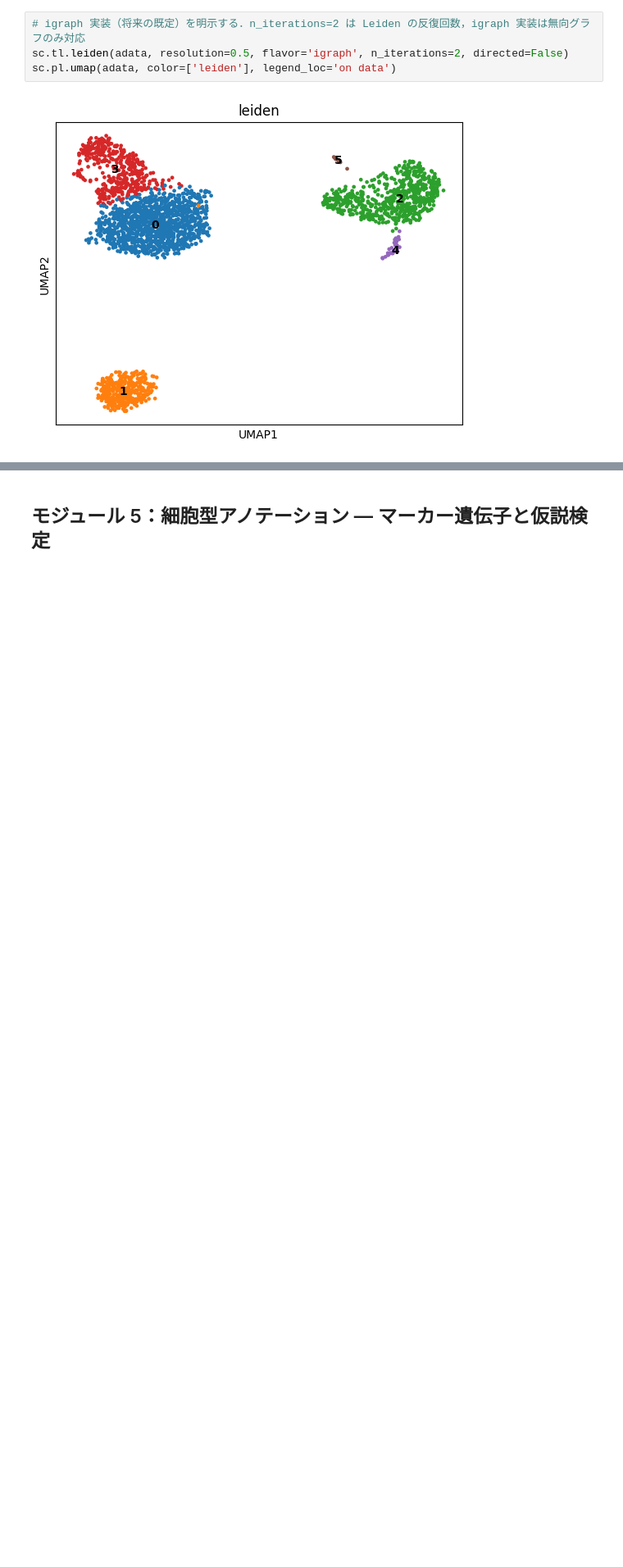
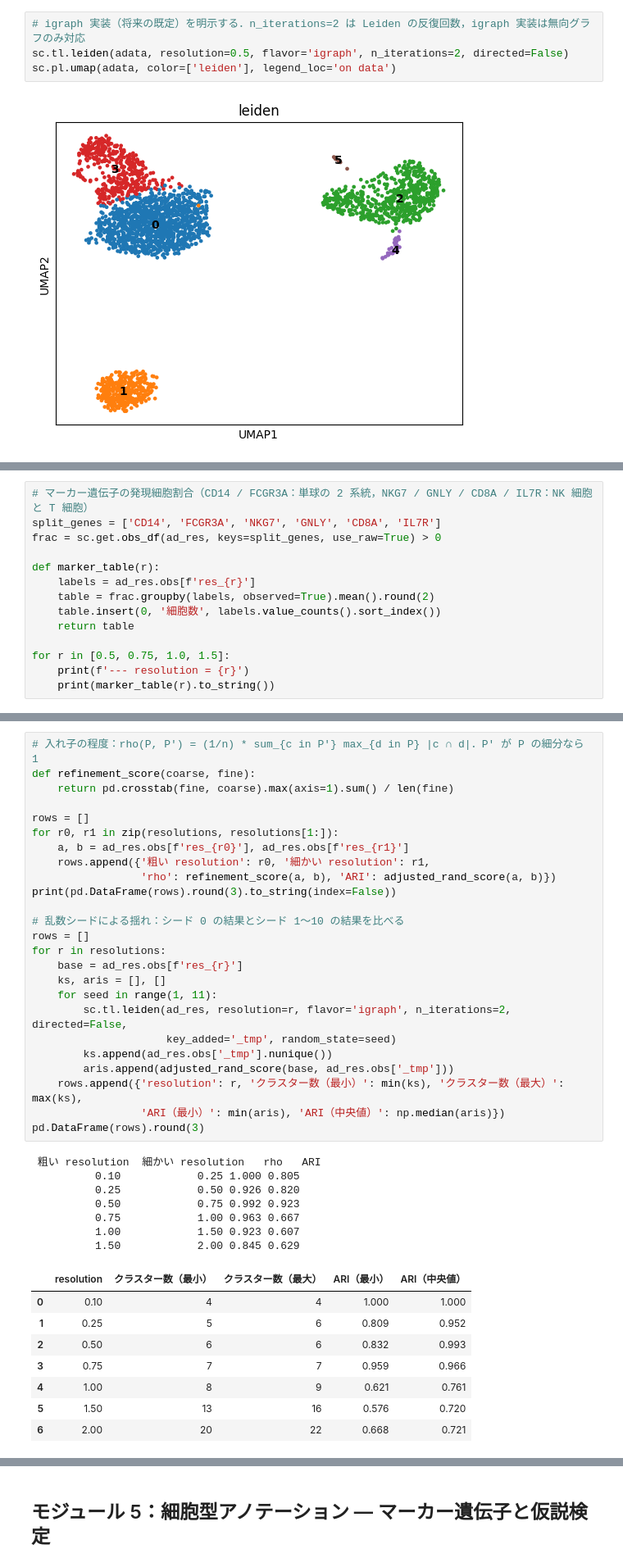
Before and after one commit to iwaokimura/study-sc-rna-seq, a Jupyter notebook: course/sc-rna-seq.ipynb, the cells around one changed output, grey strips where cells are left out. Shown at 82% size. Cells and saved outputs as stored; diff of their text form; blank space fills up the shorter version.

```diff
--- a/course/sc-rna-seq.ipynb
+++ b/course/sc-rna-seq.ipynb
@@ -80,0 +146,14 @@ sc.pl.umap(adata, color=['leiden'], legend_loc='on data')
+# %%
+# マーカー遺伝子の発現細胞割合（CD14 / FCGR3A：単球の 2 系統，NKG7 / GNLY / CD8A / IL7R：NK 細胞と T 細胞）
+split_genes = ['CD14', 'FCGR3A', 'NKG7', 'GNLY', 'CD8A', 'IL7R']
+frac = sc.get.obs_df(ad_res, keys=split_genes, use_raw=True) > 0
+
+def marker_table(r):
+    labels = ad_res.obs[f'res_{r}']
+    table = frac.groupby(labels, observed=True).mean().round(2)
+    table.insert(0, '細胞数', labels.value_counts().sort_index())
+    return table
+
+for r in [0.5, 0.75, 1.0, 1.5]:
+    print(f'--- resolution = {r}')
+    print(marker_table(r).to_string())
@@ -80,0 +178,41 @@ sc.pl.umap(adata, color=['leiden'], legend_loc='on data')
+# %%
+# 入れ子の程度：rho(P, P') = (1/n) * sum_{c in P'} max_{d in P} |c ∩ d|．P' が P の細分なら 1
+def refinement_score(coarse, fine):
+    return pd.crosstab(fine, coarse).max(axis=1).sum() / len(fine)
+
+rows = []
+for r0, r1 in zip(resolutions, resolutions[1:]):
+    a, b = ad_res.obs[f'res_{r0}'], ad_res.obs[f'res_{r1}']
+    rows.append({'粗い resolution': r0, '細かい resolution': r1,
+                 'rho': refinement_score(a, b), 'ARI': adjusted_rand_score(a, b)})
+print(pd.DataFrame(rows).round(3).to_string(index=False))
+
+# 乱数シードによる揺れ：シード 0 の結果とシード 1〜10 の結果を比べる
+rows = []
+for r in resolutions:
+    base = ad_res.obs[f'res_{r}']
+    ks, aris = [], []
+    for seed in range(1, 11):
+        sc.tl.leiden(ad_res, resolution=r, flavor='igraph', n_iterations=2, directed=False,
+                     key_added='_tmp', random_state=seed)
+        ks.append(ad_res.obs['_tmp'].nunique())
+        aris.append(adjusted_rand_score(base, ad_res.obs['_tmp']))
+    rows.append({'resolution': r, 'クラスター数（最小）': min(ks), 'クラスター数（最大）': max(ks),
+                 'ARI（最小）': min(aris), 'ARI（中央値）': np.median(aris)})
+pd.DataFrame(rows).round(3)
+# %% [output]
+ 粗い resolution  細かい resolution   rho   ARI
+          0.10            0.25 1.000 0.805
+          0.25            0.50 0.926 0.820
+          0.50            0.75 0.992 0.923
+          0.75            1.00 0.963 0.667
+          1.00            1.50 0.923 0.607
+          1.50            2.00 0.845 0.629
+|  | resolution | クラスター数（最小） | クラスター数（最大） | ARI（最小） | ARI（中央値） |
+| 0 | 0.10 | 4 | 4 | 1.000 | 1.000 |
+| 1 | 0.25 | 5 | 6 | 0.809 | 0.952 |
+| 2 | 0.50 | 6 | 6 | 0.832 | 0.993 |
+| 3 | 0.75 | 7 | 7 | 0.959 | 0.966 |
+| 4 | 1.00 | 8 | 9 | 0.621 | 0.761 |
+| 5 | 1.50 | 13 | 16 | 0.576 | 0.720 |
+| 6 | 2.00 | 20 | 22 | 0.668 | 0.721 |
```
Also changed, not shown: parts of 8 cells of this notebook, 3 other files.
